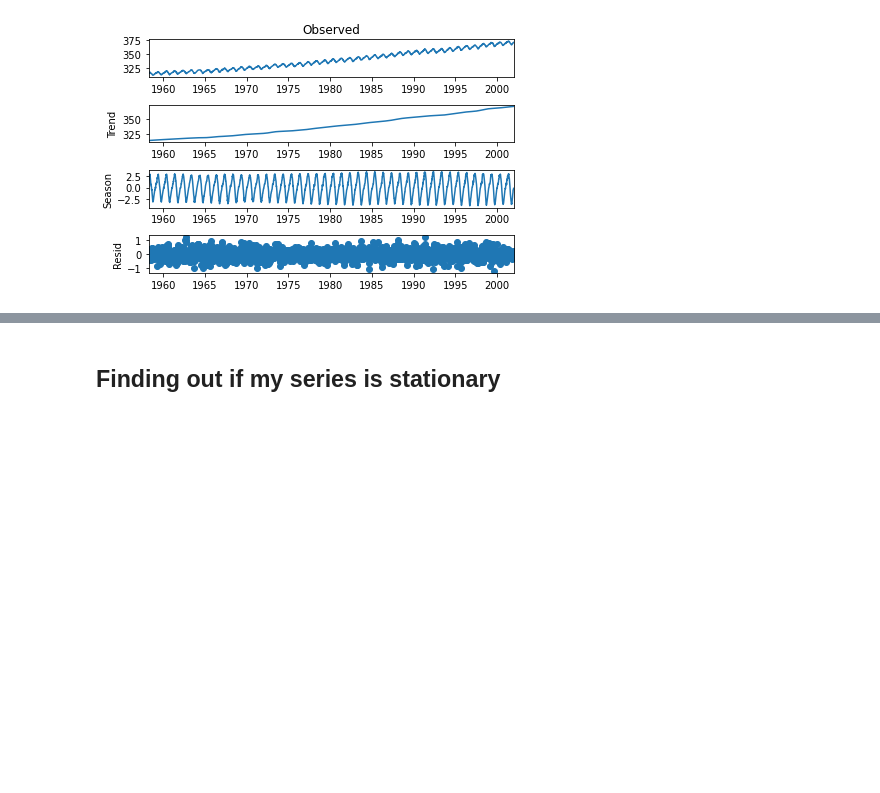
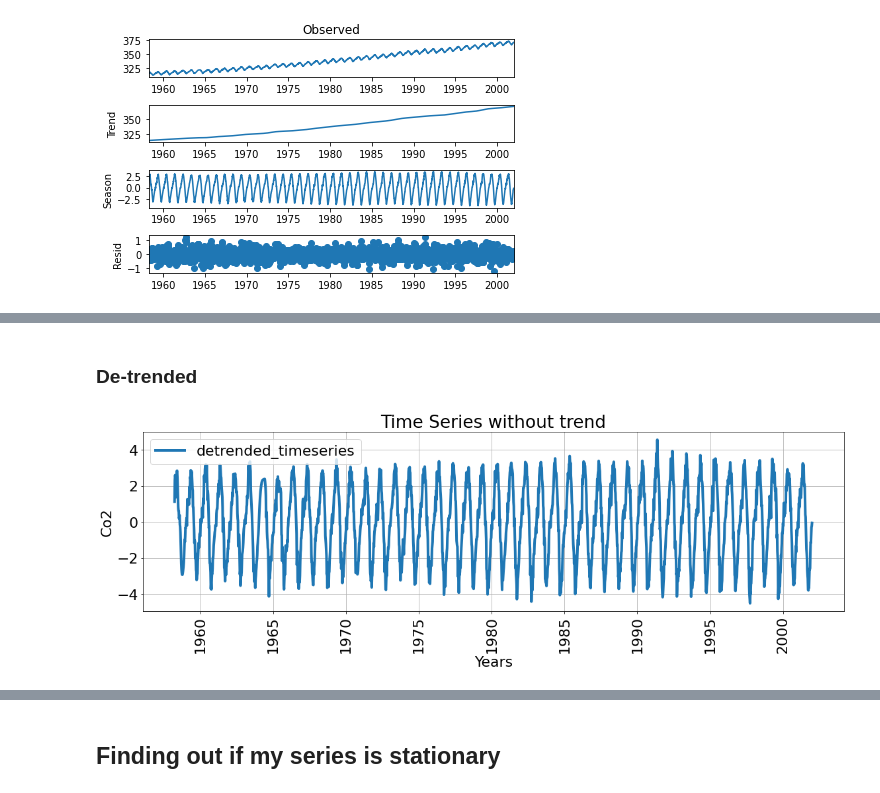
Before and after one commit to ThierrryScotto/Time-Series-Forecasting-Atmospheric-CO2, a Jupyter notebook: Time_Series_Forecasting_Atmospheric_CO2.ipynb, the cells around one changed output, grey strips where cells are left out. Saved outputs shown, nothing was run; the diff lists cells and outputs as text; code cells hidden in the pictures; blank space fills up the shorter version.

```diff
--- a/Time_Series_Forecasting_Atmospheric_CO2.ipynb
+++ b/Time_Series_Forecasting_Atmospheric_CO2.ipynb
@@ -351,0 +362,17 @@ residual = decomp.resid
+# %% [markdown]
+### De-trended
+# %%
+dataset_de_trended = dataset['co2'] - trend
+
+plt.figure(figsize=(19,5))
+plt.rcParams.update({'font.size': 22})
+plt.grid()
+plt.plot(dataset.index, dataset_de_trended, marker='', linestyle='-', label='detrended_timeseries', linewidth=4)
+plt.title("Time Series without trend")
+plt.xlabel("Years")
+plt.ylabel("Co2")
+plt.xticks(rotation=90)
+plt.legend()
+plt.show()
+# %% [output]
+[figure, added]
```
Also changed, not shown: parts of 7 cells of this notebook.
